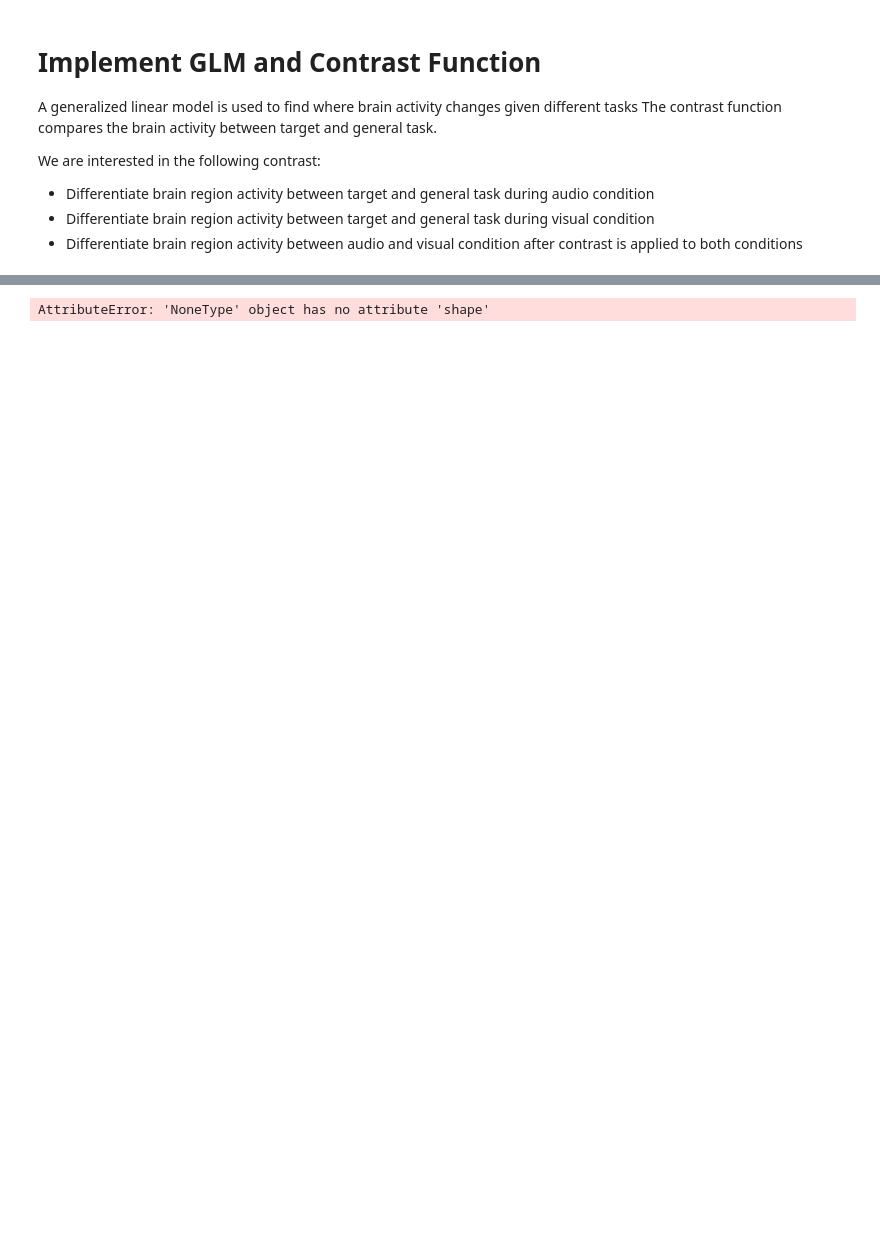
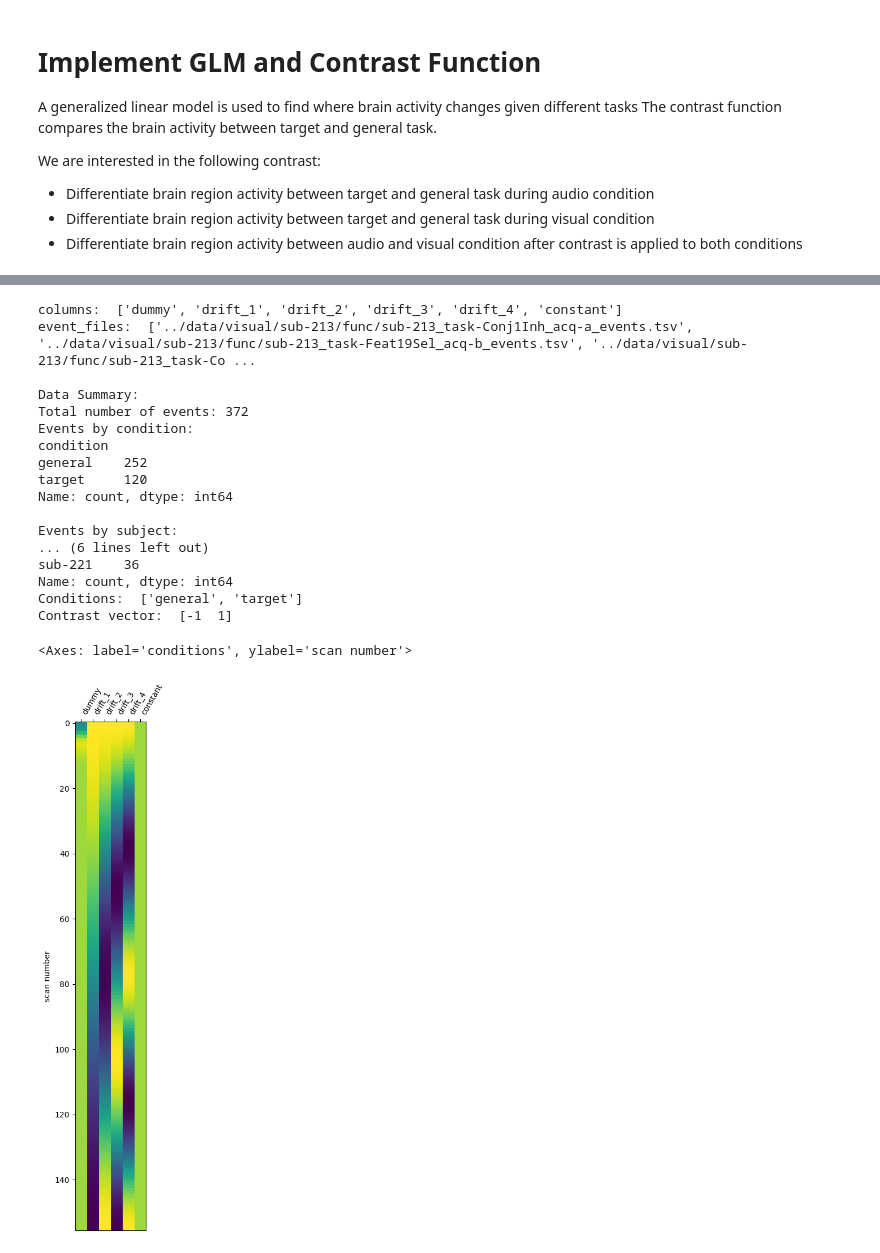
Before and after one commit to Jaslavie/attention, a Jupyter notebook: scripts/glm.ipynb, the cells around one changed output, grey strips where cells are left out. Drawn from its saved outputs; the diff is of its cells as text; code cells hidden in the pictures; blank space fills up the shorter version.

Commit message:
successfully categorized files

```diff
--- a/scripts/glm.ipynb
+++ b/scripts/glm.ipynb
@@ -20,40 +20,34 @@ import pandas as pd
 from nilearn.plotting import plot_design_matrix
 # %%
 # Categorize stimuli into target and general task
-def categorize_stimuli(events_data, data_path):
+def categorize_stimuli(data_path):
     """
     Categorize stimuli based on the filename patterns in the events.tsv file
     For visual data: 'inh' = general task, 'sel' = target task
     events_data: pandas dataframe pulled from the events.tsv file
     data_path: path to the visual folder
     """
-    #extract event file
-    print("base data_path: ", data_path)
-    print("Input data shape: ", events_data.shape)
-    print("Head of input data: ", events_data.head())
 
     pattern = os.path.join(data_path, 'sub-*/func/*events.tsv')
     event_files = glob.glob(pattern, recursive=True)
     if not event_files:
         raise ValueError(f"No events files found in {pattern}")
+    print("event_files: ", event_files)
 
     # initialize empty list to store all events
     all_events = []
 
     for file_path in event_files:
-        # load events file
+        # load events file as a dataframe
         events = pd.read_csv(file_path, sep='\t')
         # categorize stimuli
-        if 'inh' in file_path:
+        if 'Inh' in file_path:
             events['condition'] = 'general'
-        elif 'sel' in file_path:
+        elif 'Sel' in file_path:
             events['condition'] = 'target'
 
         events['subject'] = os.path.basename(file_path).split('_')[0] # get the id of the subject
         all_events.append(events) # append the events to the list
-    # verify categorization
-    if events_data['condition'].isnull().all():
-        raise ValueError("No condition column found in events data")
 
     # concatenate all events into a single dataframe
     categorized_events = pd.concat(all_events, ignore_index=True)
@@ -94,11 +88,11 @@ def fit_glm(fmri_img, categorized_events, tr):
     return glm
 # %%
 # Implement contrast function
-def contrast_glm_stimuli(glm, categorized_events, file_path, contrast_def = {'target': 1, 'general': -1}):
+def contrast_glm_stimuli(glm, categorized_events, data_path, contrast_def = {'target': 1, 'general': -1}):
     """
     Apply a contrast to the glm results
     """
-    events = categorize_stimuli(categorized_events, file_path)
+    events = categorize_stimuli(data_path)
 
     # convert dictionary to array
     conditions = sorted(contrast_def.keys()) # create a list of conditions
@@ -145,7 +138,8 @@ def run_glm_contrast(fmri_img, data_path, tr):
     Run the glm on the fmri data and apply contrast
     """
 
-    categorized_events = categorize_stimuli(None, data_path)
+    categorized_events = categorize_stimuli(data_path)
+    print("categorized_events: ", categorized_events)
 
     # Get GLM object
     glm = fit_glm(fmri_img, categorized_events, tr)
@@ -172 +182,19 @@ base data_path:  ../data/visual
-AttributeError: 'NoneType' object has no attribute 'shape'
+columns:  ['dummy', 'drift_1', 'drift_2', 'drift_3', 'drift_4', 'constant']
+event_files:  ['../data/visual/sub-213/func/sub-213_task-Conj1Inh_acq-a_events.tsv', '../data/visual/sub-213/func/sub-213_task-Feat19Sel_acq-b_events.tsv', '../data/visual/sub-213/func/sub-213_task-Co ...
+
+Data Summary:
+Total number of events: 372
+Events by condition:
+condition
+general    252
+target     120
+Name: count, dtype: int64
+
+Events by subject:
+... (6 lines left out)
+sub-221    36
+Name: count, dtype: int64
+Conditions:  ['general', 'target']
+Contrast vector:  [-1  1]
+<Axes: label='conditions', ylabel='scan number'>
+[figure, added]
```
Also changed, not shown: parts of 2 cells of this notebook.
